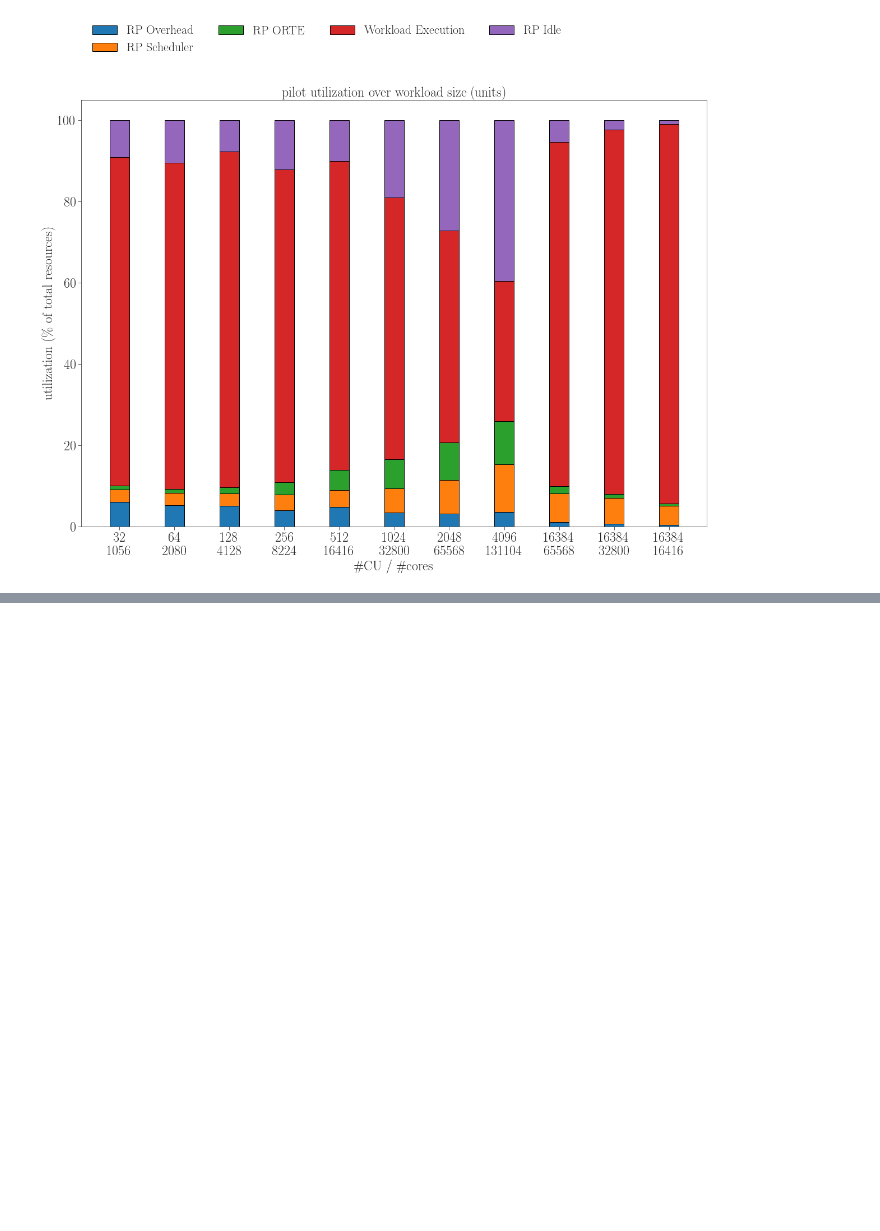
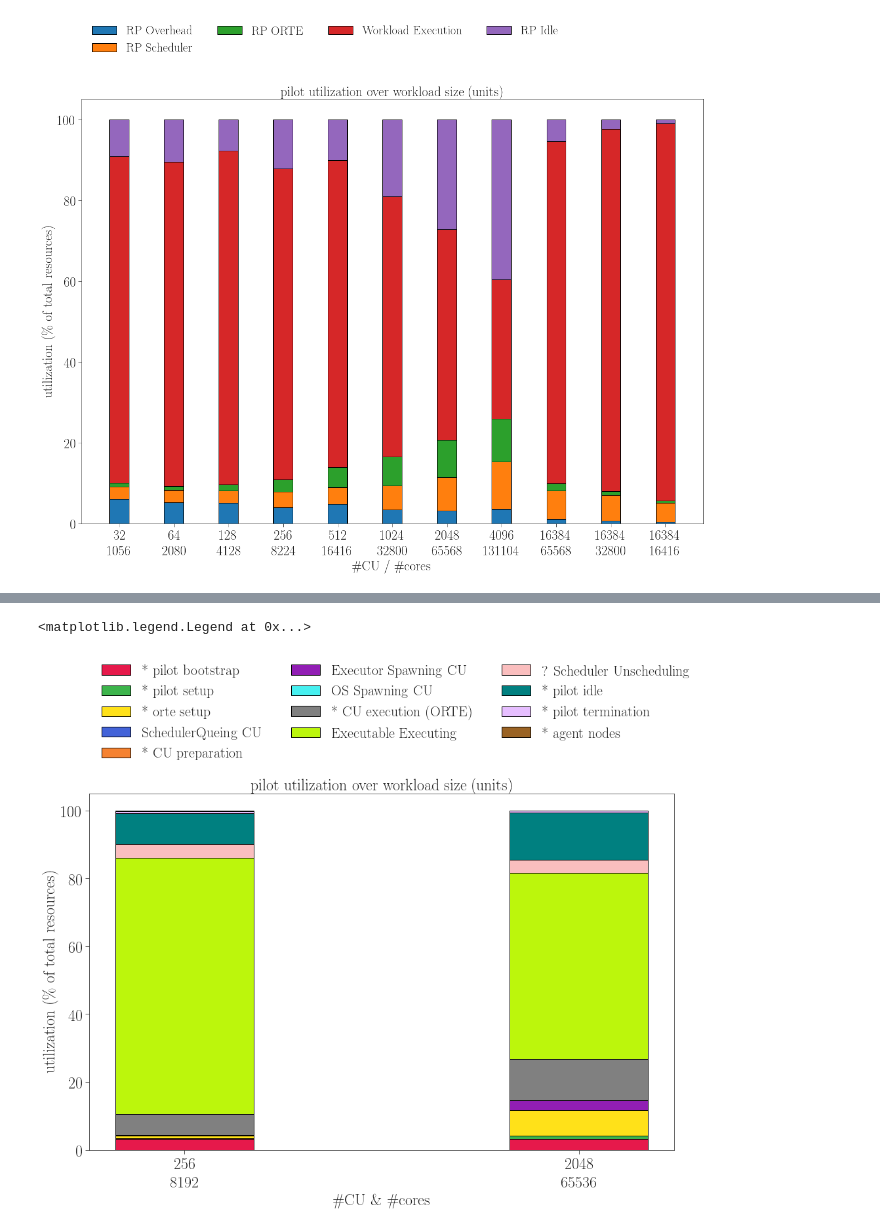
Before and after one commit to radical-experiments/rp.paper, a Jupyter notebook: analysis/rp_paper_utilization.ipynb, the cells around one changed output, grey strips where cells are left out. Drawn from its saved outputs; the diff is of its cells as text; code cells hidden in the pictures; blank space fills up the shorter version.

Commit message:
Utilization comparison 2017 and 2018 runs

```diff
--- a/analysis/rp_paper_utilization.ipynb
+++ b/analysis/rp_paper_utilization.ipynb
@@ -413,0 +72,11 @@ print len(sids)
+# %%
+# Durations for all the scales used in the paper (WARNING: It takes several minutes to run.)
+# Version: for < Nov 2018 sessions we need different event names.
+# xkeys: separate entry in the utilization dict for each source (session)
+#
+version = '2018'
+utilization_sch = dict() # dict of contributions to utilization
+data_sch  = dict()       # the numbers we ultimately plot
+sids_sch  = list()       # used for labels
+xkeys_sch = list()       # x-axis labels
+data_sch, sids_sch, utilization_sch, xkeys_sch = get_utilization_durations(sources_sch, version)
@@ -540,0 +190,45 @@ plt.savefig('figures/paper_titan_rp_synapse_utilization.pdf', dpi=300, bbox_inch
+# %%
+# do the stacked barplots - yes, it is this cumbersome:
+# http://matplotlib.org/examples/pylab_examples/bar_stacked.html
+
+plt.figure(figsize=(16,10))
+
+bottom = np.zeros(len(xkeys_sch))
+labels = list()
+plots  = list()
+ind    = np.arange(len(sids_sch))  # locations for the bars on the x-axis
+width  = 0.35 # width of the bars
+
+colors = {'p_boot'      :'#e6194b',
+          'p_setup'     :'#3cb44b',
+          'p_orte'      :'#ffe119',
+          'u_equeue'    :'#4363d8',
+          'u_eprep'     :'#f58231',
+          'u_exec_rp'   :'#911eb4',
+          'u_exec_cu'   :'#46f0f0',
+          'u_exec_orte' :'#808080',
+          'u_exec_app'  :'#bcf60c',
+          'u_unschedule':'#fabebe',
+          'p_idle'      :'#008080',
+          'p_term'      :'#e6beff',
+          'p_agent'     :'#9a6324'}
+
+for key in ORDERED_KEYS:
+    assert(len(data_sch[key]) == len(ind))
+    plots.append(plt.bar(ind, data_sch[key], width, bottom=bottom, color=colors[key]))
+    bottom += data_sch[key]
+    labels.append(TRANSLATE_KEYS[key])
+
+if ABSOLUTE: plt.ylabel('utilization (% of total resources)')
+else       : plt.ylabel('utilization (in core-seconds)')
+
+plt.xlabel('\#CU \& \#cores')
+plt.ylabel('utilization (\% of total resources)')
+plt.title ('pilot utilization over workload size (#units)')
+plt.xticks(ind, xkeys_sch)
+handles = [p[0] for p in plots]
+plt.legend(handles, labels, ncol=3, loc='upper left', bbox_to_anchor=(0,1.4))
+# plt.savefig('figures/paper_titan_rp_synapse_utilization.pdf')
+# %% [output]
+<matplotlib.legend.Legend at 0x...>
+[figure, added]
```
Also changed, not shown: parts of 14 cells of this notebook, 3 other files.
